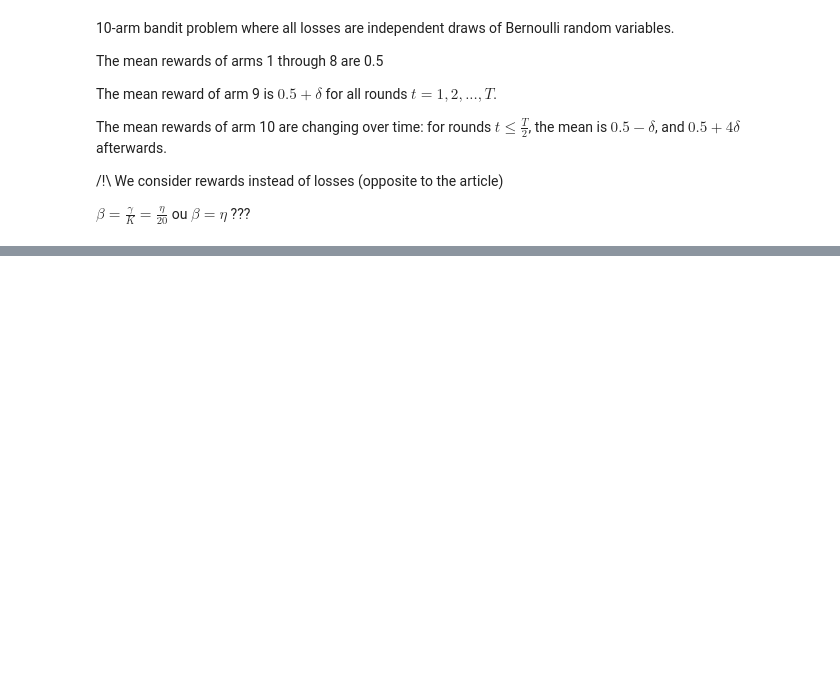
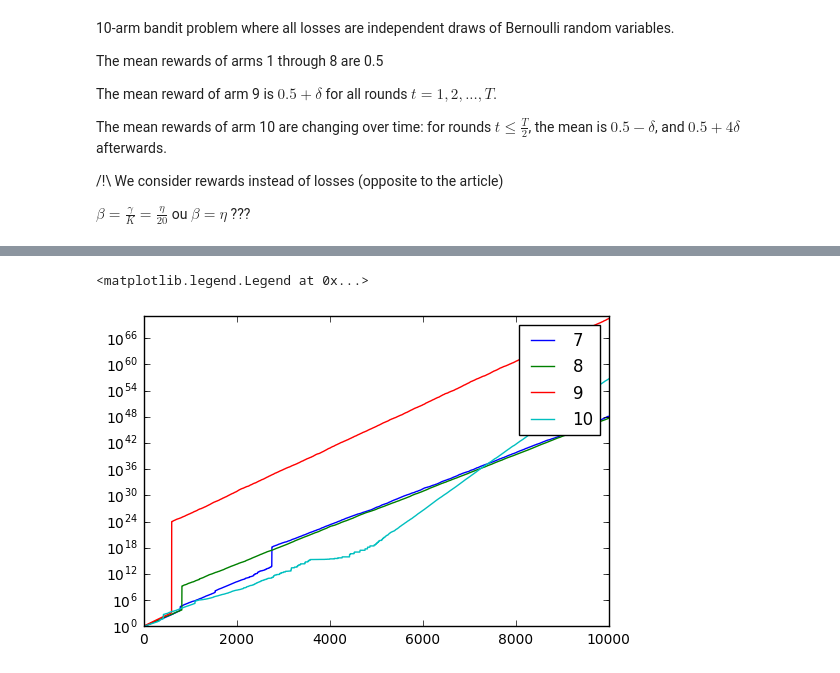
Before and after one commit to NicolasSchreuder/AdversarialBandit, a Jupyter notebook: Experiments.ipynb, the cells around one changed output, grey strips where cells are left out. Cells and saved outputs as stored; diff of their text form; code cells hidden in the pictures; blank space fills up the shorter version.

```diff
--- a/Experiments.ipynb
+++ b/Experiments.ipynb
@@ -634,0 +581,8 @@ NameError: name 'RT' is not defined
+# %%
+UCB_T = []
+UCB_T2 = []
+for i in range(n_iter):
+    rew_ucb, _ = UCB1(MAB_IX, T, rho=0.2)
+    rew_cumsum = np.cumsum(rew_ucb)
+    UCB_T.append(rew_cumsum[T - 1])
+    UCB_T2.append(rew_cumsum[T2 - 1])
@@ -665,0 +680,7 @@ plt.title("Cumulative reward")
+# %%
+plt.plot(Weights[0][:, 6:])
+plt.semilogy()
+plt.legend([7,8,9,10])
+# %% [output]
+<matplotlib.legend.Legend at 0x...>
+[figure, added]
```
Also changed, not shown: parts of 19 cells of this notebook.
